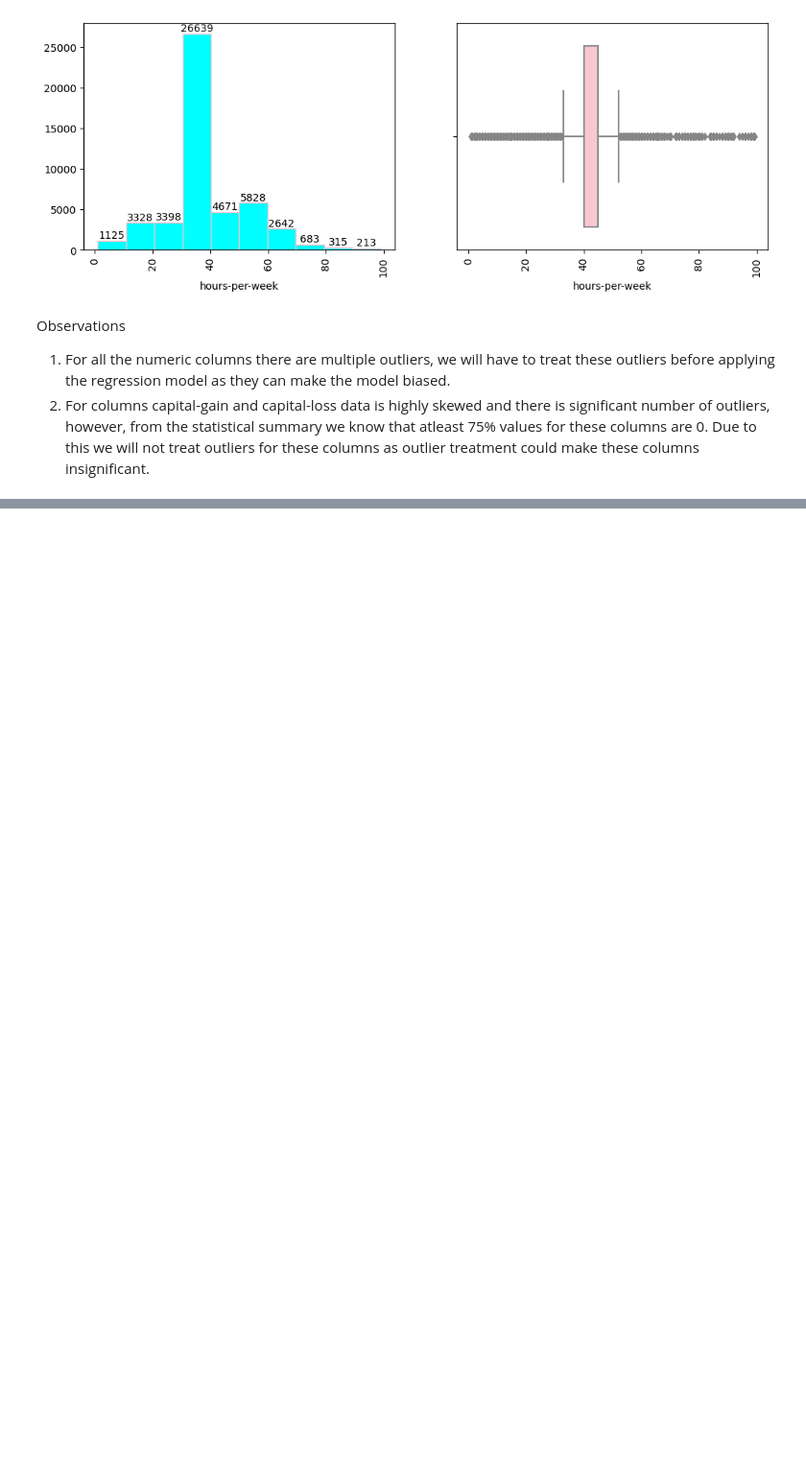
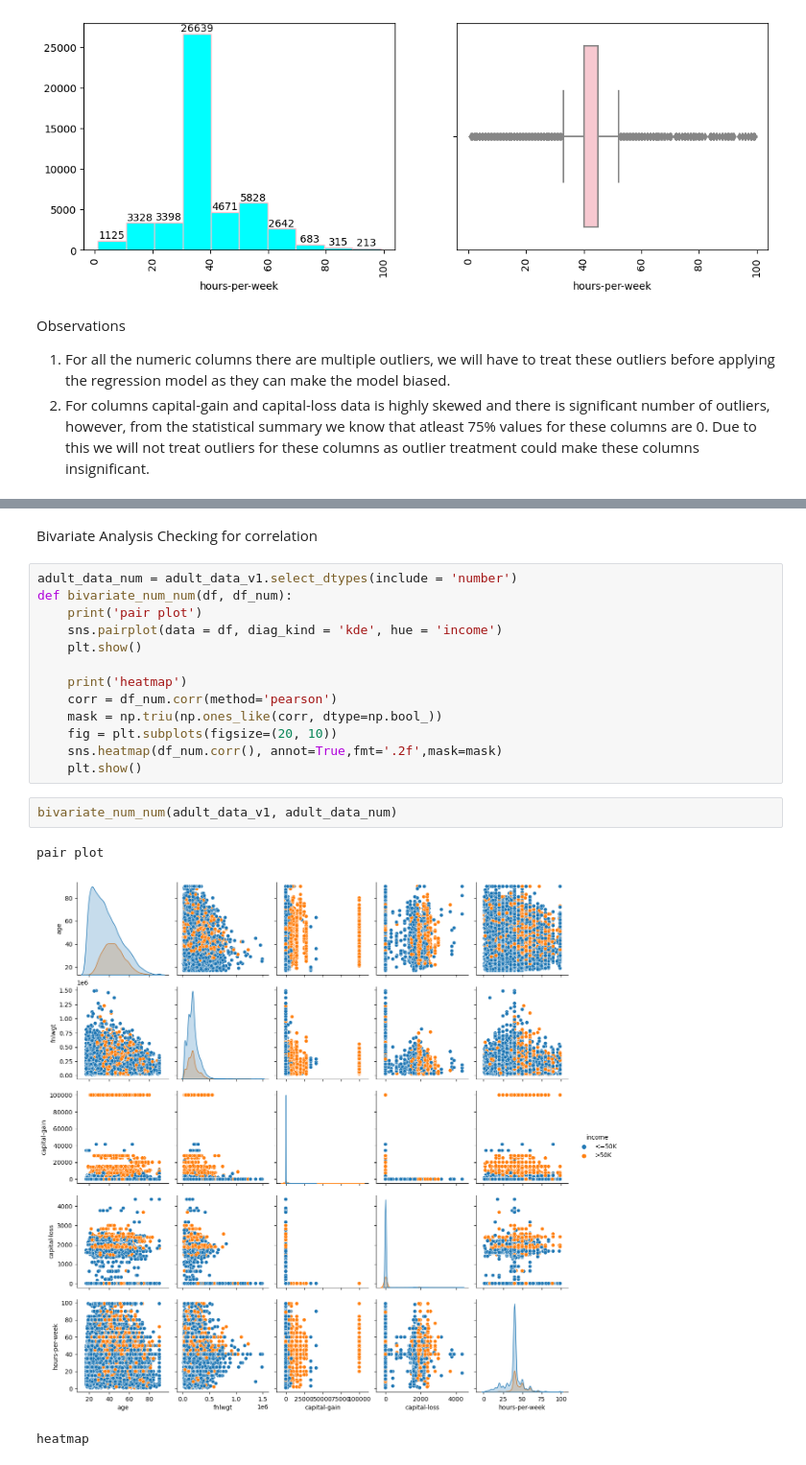
Before and after one commit to keithmmc/dataprojects, a Jupyter notebook: income.ipynb, the cells around one changed output, grey strips where cells are left out. Shown at 96% size. Drawn from its saved outputs; the diff is of its cells as text; blank space fills up the shorter version.

```diff
--- a/income.ipynb
+++ b/income.ipynb
@@ -278,0 +318,22 @@ Observations
+# %% [markdown]
+Bivariate Analysis
+Checking for correlation
+# %%
+adult_data_num = adult_data_v1.select_dtypes(include = 'number')
+def bivariate_num_num(df, df_num):
+    print('pair plot')
+    sns.pairplot(data = df, diag_kind = 'kde', hue = 'income')
+    plt.show()
+
+    print('heatmap')
+    corr = df_num.corr(method='pearson')
+    mask = np.triu(np.ones_like(corr, dtype=np.bool_))
+    fig = plt.subplots(figsize=(20, 10))
+    sns.heatmap(df_num.corr(), annot=True,fmt='.2f',mask=mask)
+    plt.show()
+# %%
+bivariate_num_num(adult_data_v1, adult_data_num)
+# %% [output]
+pair plot
+[figure, added]
+heatmap
```
Also changed, not shown: parts of 5 cells of this notebook.
